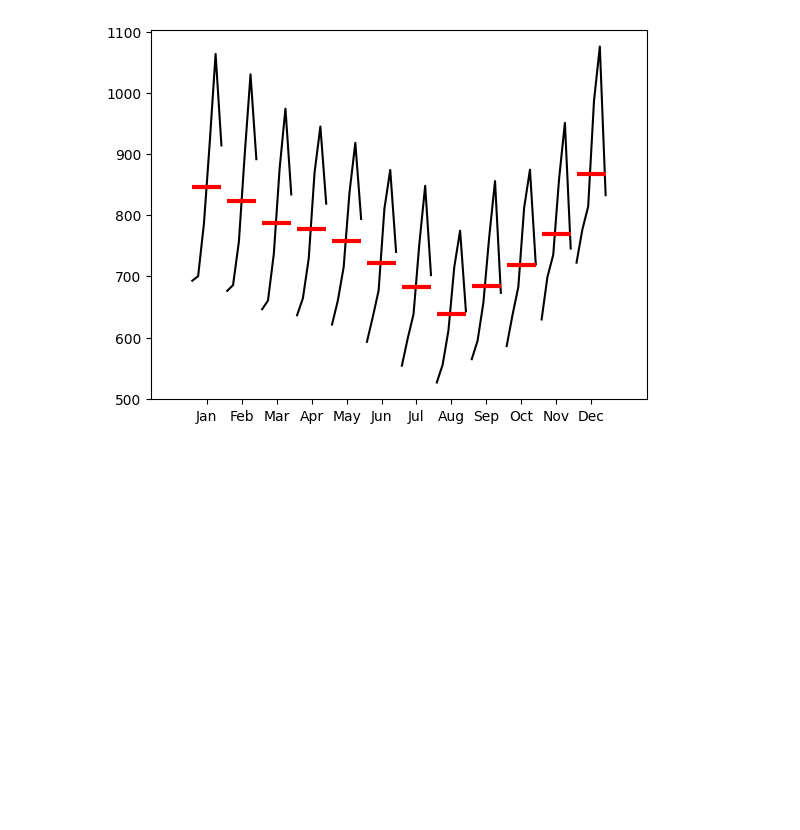
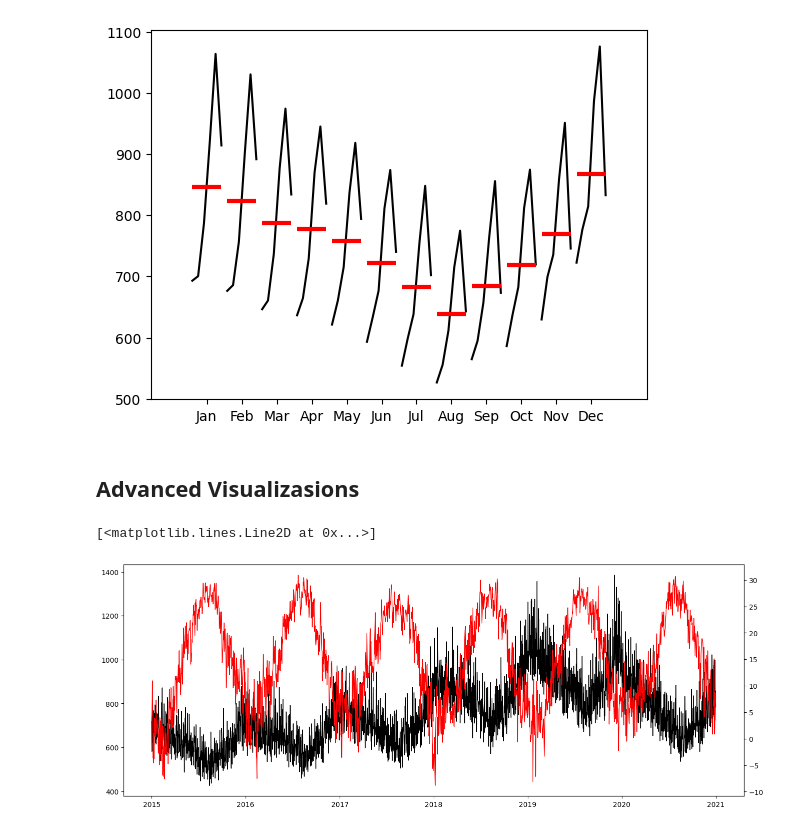
Before and after one commit to mrcruz117/EDA_Template, a Jupyter notebook: EDA_Template.ipynb, the cells around one changed output. Cells and saved outputs as stored; diff of their text form; code cells hidden in the pictures; blank space fills up the shorter version.

Commit message:
more advanced plots

```diff
--- a/EDA_Template.ipynb
+++ b/EDA_Template.ipynb
@@ -82,3 +83,23 @@ month_plot(month_start_resample);
 # %% [output]
 [figure]
 [figure]
+# %% [markdown]
+## Advanced Visualizasions
+# %%
+df_plot = df
+
+temp_color = 'red'
+y_color = 'black'
+
+# plot
+fig, ax1 = plt.subplots(
+    figsize=(16, 6)
+)
+ax2 = ax1.twinx()
+
+# add data
+ax1.plot(df_plot.index, df_plot.y, color=y_color, lw = 1)
+ax2.plot(df_plot.index, df_plot.Temperature, color=temp_color, lw = 1)
+# %% [output]
+[<matplotlib.lines.Line2D at 0x...>]
+[figure, added]
```
Also changed, not shown: parts of 1 cell of this notebook.
